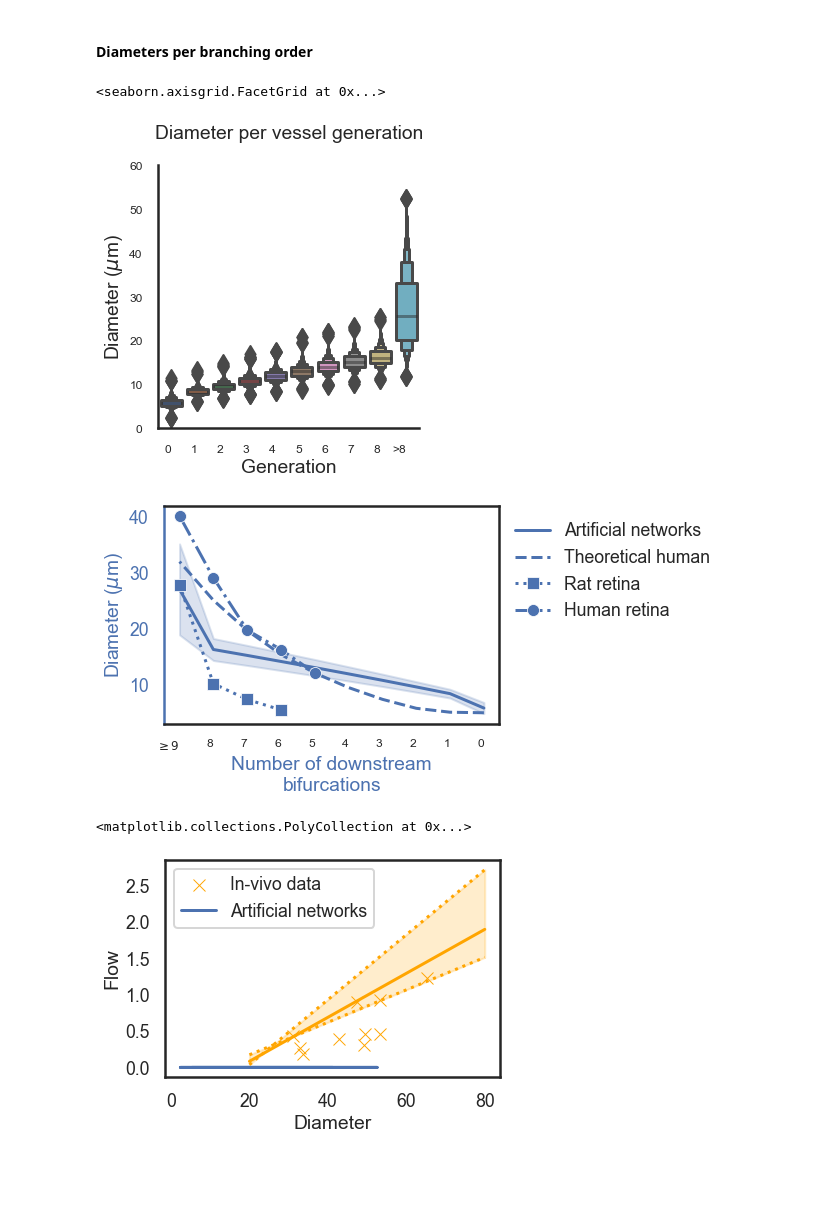
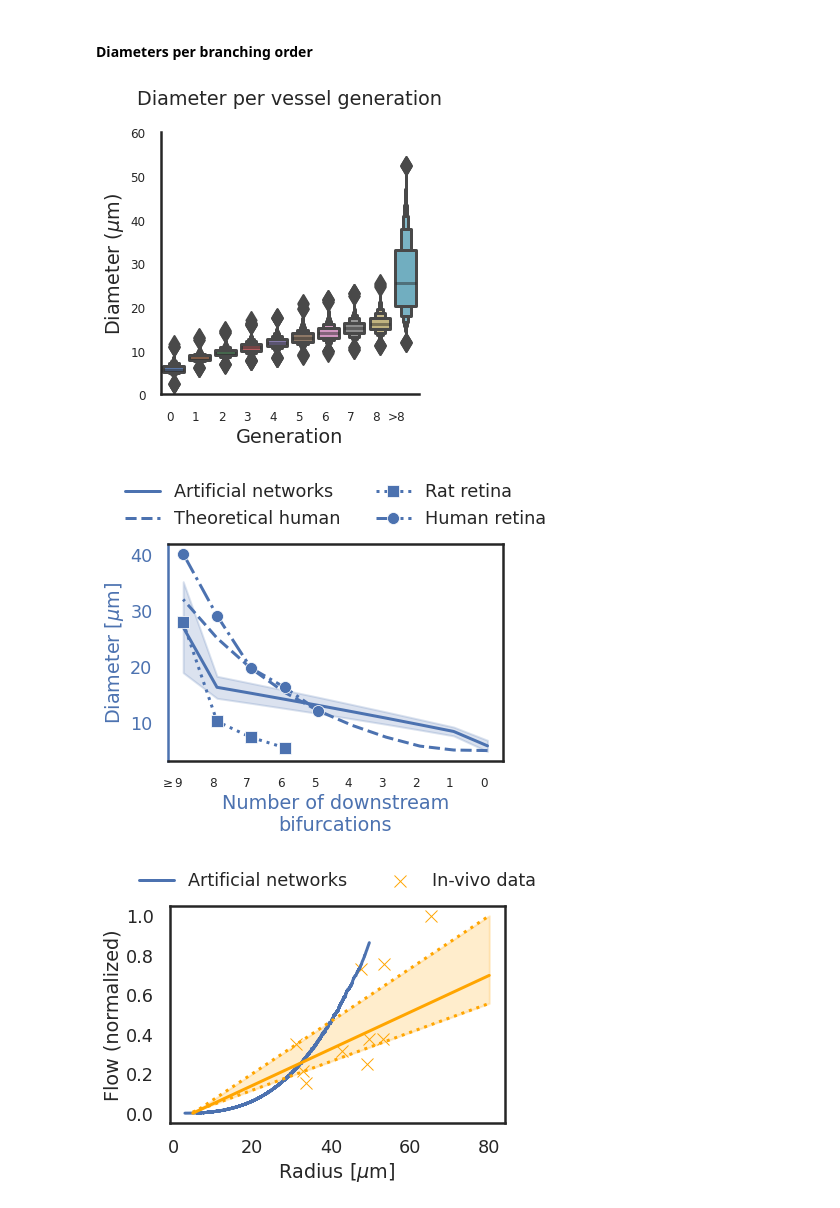
Before and after one commit to remihndz/Virtual-Angiogenesis, a Jupyter notebook: Results-8-patients/Analyse-Simulations.ipynb, the cells around one changed output. Saved outputs shown, nothing was run; the diff lists cells and outputs as text; code cells hidden in the pictures; blank space fills up the shorter version.

```diff
--- a/Results-8-patients/Analyse-Simulations.ipynb
+++ b/Results-8-patients/Analyse-Simulations.ipynb
@@ -158,16 +158,18 @@ fig.savefig('BifurcationRatios.jpg', dpi=400, bbox_inches='tight')
 # %%
 df = pd.read_csv('TreesData.dat', sep=' ')
 df['Type'] = ['Artificial networks' for _ in range(len(df))]
 df.Order = df.Order.astype(int)
 Title = 'Diameter per vessel generation\n'
 g = sns.catplot(data=df, kind='boxen', x='Order', y='Diameter', hue=None).set(title=Title, ylim=(0,60))
 g.set_ylabels(r'Diameter ($\mu$m)')
 g.set_yticklabels([10*i for i in range(7)], size=12)
 g.set_xticklabels([0,1,2,3,4,5,6,7,8,r'>8'], rotation=0,ha='right', size=12)
 g.set_axis_labels('Generation')
+
+fig = g.fig
+fig.savefig("BifurcationRatios.jpg", dpi=400, bbox_inches='tight')
 # %% [output]
-<seaborn.axisgrid.FacetGrid at 0x...>
-[figure, old version]
+[figure, new version]
 # %%
 fig = plt.figure()
 g = fig.add_subplot(111, label="1")
@@ -177,7 +179,7 @@ l1 = sns.lineplot(data=df, x='Order', y='Diameter',ci='sd',
 color = g.get_lines()[0].get_color()
 g.set_xticks([0,1,2,3,4,5,6,7,8,9])
 g.set_xticklabels([0,1,2,3,4,5,6,7,8,r'$\geq9$'], rotation=0,ha='right', size=12)
-g.set_ylabel(r'Diameter ($\mu$m)', color=color)
+g.set_ylabel(r'Diameter [$\mu$m]', color=color)
 g.spines['left'].set_color(color)
 g.yaxis.label.set_color(color)
 g.tick_params(axis='y', colors=color)
@@ -203,15 +205,12 @@ an['Type'] = ['Human retina' for _ in range(len(an))]
 l4 = sns.lineplot(data=an, x=[9,8,7,6,5], y='Diameter', color=color,
             marker='o', linestyle='dashdot', ax=g, label='Human retina')
 handles = [l1,l2,l3,l4]
-sns.move_legend(
-    g, "upper left",
-    bbox_to_anchor=(1, 1),
-    title=None,
-    frameon=False
+sns.move_legend(g, "lower center", bbox_to_anchor=(.5, 1), ncol=2, title=None, frameon=False,
 )
 g.invert_xaxis()
+fig.savefig("DiametersPerBifurcationOrder.jpg", dpi=400, bbox_inches='tight')
 # %% [output]
-[figure, old version]
+[figure, new version]
 # %%
 ## Plot flow against diameter as per the regression by Werkmeister 2012
 g2 = fig.add_subplot(111, label="2", frameon=False)
@@ -240,17 +242,23 @@ fig.savefig('DiameterAndLengthPerGeneration.jpg',
 # %%
 fig = plt.figure()
+g = fig.add_subplot(111)
 color = 'orange'
 
-flow = pd.read_csv('FlowVSDiameter.csv', names=['Diameter', 'Flow'])
+df = pd.read_csv('DiameterAndFlow.csv')
+df = df.sort_values(by='Diameter')
+g.plot(moving_avg(df.Diameter), moving_avg(df.Flow/df.Flow.max()),
+       label='Artificial networks')
+
+
+flow = pd.read_csv('Data_FlowVSDiameter.csv', names=['Diameter', 'Flow'])
 flow.Diameter = flow.Diameter.apply(lambda x: 10**x)
 flow.Flow = flow.Flow.apply(lambda x:10**x)
-g = fig.add_subplot(111)
+maxQ = flow.Flow.max()
+flow.Flow = flow.Flow.apply(lambda x:x/maxQ)
+
 sns.scatterplot(data=flow, x='Diameter', y='Flow', ax=g, color=color, marker='x', label='In-vivo data')
-df.plot(x='Diameter', y='Flow', ax=g, label='Artificial networks')
 
 ## Add linear regression lines
-D = np.array(g.axes.get_xlim())
-D = [20,80]
 x = [1.4, 1.5078488372093024]
 y = [-0.8636363636363633,-0.6212121212121211]
 a0 = (y[0]-y[1])/(x[0]-x[1])
@@ -266,14 +274,21 @@ y = [-1.1212121212121193, -0.7878787878787872]
 a2 = (y[0]-y[1])/(x[0]-x[1])
 b2 = y[0]-a2*x[0]
 
+D = np.array([5, 68])
+D = [5,80]
 def f(d,a,b):
     return np.array(d)**a * 10**b
 y0,y1,y2 = f(D,a0,b0), f(D,a1,b1), f(D,a2,b2)
+g.plot(D, y0/y2.max(), color=color, label='Curve fit and 95% confidence intervals')
+g.plot(D, y1/y2.max(), linestyle='dotted', color=color)
+g.plot(D, y2/y2.max(), linestyle='dotted', color=color)
+g.fill_between(D, y1/y2.max(), y2/y2.max(),alpha=0.2, color=color)
 
-g.plot(D, y0, color=color, label='Curve fit and 95% confidence intervals')
-g.plot(D, y1, linestyle='dotted', color=color)
-g.plot(D, y2, linestyle='dotted', color=color)
-g.fill_between(D, y1, y2,alpha=0.2, color=color)
+g.set_ylabel(r'Flow (normalized)')
+g.set_xlabel(r'Radius [$\mu$m]')
+
+sns.move_legend(g, "lower center", bbox_to_anchor=(.5, 1), ncol=2, title=None, frameon=False,
+)
+fig.savefig("FlowValidation.jpg", dpi=400, bbox_inches='tight')
 # %% [output]
-<matplotlib.collections.PolyCollection at 0x...>
-[figure, old version]
+[figure, new version]
```
Also changed, not shown: parts of 5 cells of this notebook.
